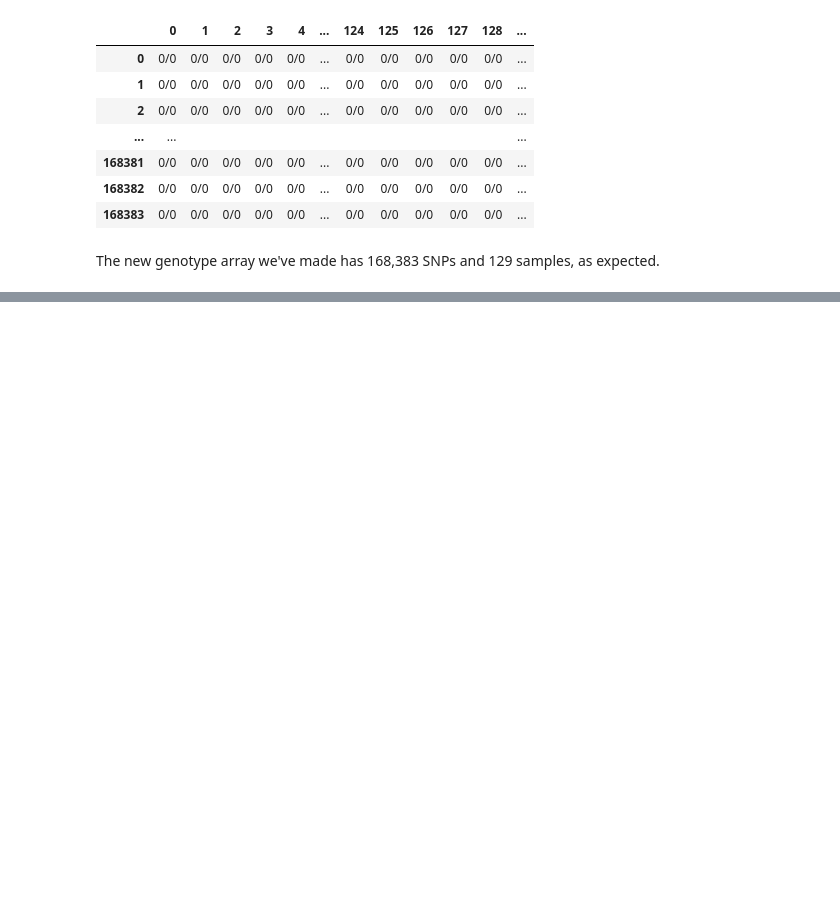
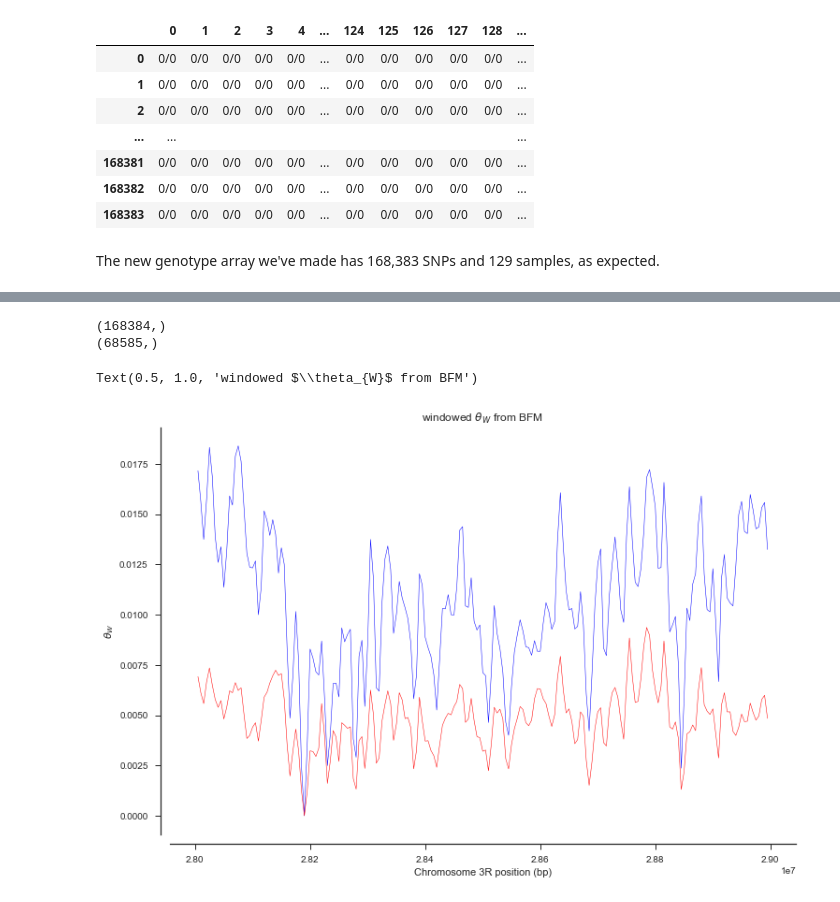
Before and after one commit to andrewkern/biol610, a Jupyter notebook: notebooks/lecture9.ipynb, the cells around one changed output, grey strips where cells are left out. Saved outputs shown, nothing was run; the diff lists cells and outputs as text; code cells hidden in the pictures; blank space fills up the shorter version.

```diff
--- a/notebooks/lecture9.ipynb
+++ b/notebooks/lecture9.ipynb
@@ -294,0 +312,3 @@ The new genotype array we've made has 168,383 SNPs and 129 samples, as expected.
+# %%
+ac_subpops = genotypes_subset.count_alleles_subpops(subpops, max_allele=3)
+ac_subpops
@@ -294,0 +342,3 @@ The new genotype array we've made has 168,383 SNPs and 129 samples, as expected.
+# %%
+is_seg = ac_subpops['all'].is_segregating()[:]
+is_seg
@@ -294,0 +364,3 @@ The new genotype array we've made has 168,383 SNPs and 129 samples, as expected.
+# %%
+ac_seg = ac_subpops.compress(is_seg)
+ac_seg
@@ -294,0 +380,28 @@ The new genotype array we've made has 168,383 SNPs and 129 samples, as expected.
+# %%
+pos_sub=np.array(variants['POS'])[variant_selection]
+pos_sub_seg = pos_sub[is_seg]
+print(pos_sub.shape)
+print(pos_sub_seg.shape)
+# %% [output]
+(168384,)
+(68585,)
+# %%
+chrom = "3R"
+blen = 10000
+fig, ax = plt.subplots(figsize=(12, 8))
+sns.despine(ax=ax, offset=10)
+theta_hat_w_bfm, windows, n_bases, counts = allel.windowed_watterson_theta(pos_sub_seg,ac_seg['BFM'],
+                                size=blen,step=blen // 2)
+theta_hat_w_aom, windows, n_bases, counts = allel.windowed_watterson_theta(pos_sub_seg,ac_seg['AOM'],
+                                size=blen,step=blen // 2)
+
+mids = (windows[:,1] + windows[:,0]) / 2
+ax.plot(mids,theta_hat_w_bfm, 'k-', lw=.5, color="blue")
+ax.plot(mids,theta_hat_w_aom, 'k-', lw=.5, color="red")
+
+ax.set_ylabel(r'$\theta_{W}$')
+ax.set_xlabel('Chromosome %s position (bp)' % chrom)
+ax.set_title('windowed 'r'$\theta_{W}$ from BFM')
+# %% [output]
+Text(0.5, 1.0, 'windowed $\\theta_{W}$ from BFM')
+[figure, added]
```
Also changed, not shown: parts of 20 cells of this notebook.
